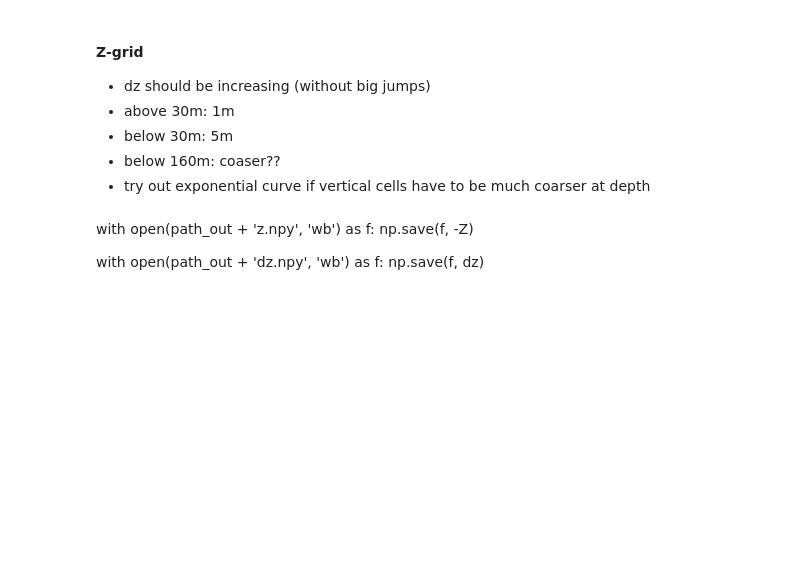
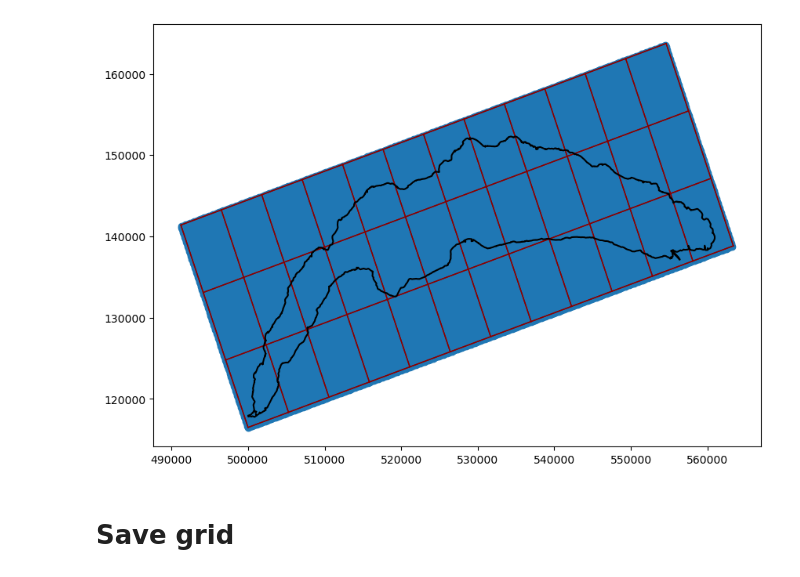
Before and after one commit to leroquan/preprocessing-mitgcm, a Jupyter notebook: grid_and_bathy/create_grid.ipynb, the cells around one changed output. Cells and saved outputs as stored; diff of their text form; code cells hidden in the pictures; blank space fills up the shorter version.

```diff
--- a/grid_and_bathy/create_grid.ipynb
+++ b/grid_and_bathy/create_grid.ipynb
@@ -1 +21,12 @@
+# %%
+def plot_grid(x_arr: np.array, y_arr: np.array):
+    for i_row in range(x_arr.shape[0]):
+        for i_column in range(x_arr.shape[1]):
+            x_col = [x_arr[i_row, i_column], x_arr[i_row-1, i_column]]
+            y_col = [y_arr[i_row, i_column], y_arr[i_row-1, i_column]]
+            plt.plot(x_col, y_col, 'k-', lw=1, color='darkred')  # Draw columns
+
+            x_line = [x_arr[i_row, i_column], x_arr[i_row, i_column-1]]
+            y_line = [y_arr[i_row, i_column], y_arr[i_row, i_column-1]]
+            plt.plot(x_line, y_line, lw=1, color='darkred')  # Draw columns
 # %% [markdown]
@@ -74 +53,23 @@ plt.plot(lon_grid[118,:])
+# %%
+Px = 12 #48
+Py = 3 #12
+
+x_res_cores = nx * grid_resolution / Px
+y_res_cores = ny * grid_resolution / Py
+
+print(f'x_res_cores: {x_res_cores}, y_res_cores: {y_res_cores}')
+
+x_cores, y_cores, x_rotated_cores, y_rotated_cores, lat_grid_cores, lon_grid_cores = build_grid(Px+1, Py+1, x_res_cores, y_res_cores, x0_sg, y0_sg, x1_sg, y1_sg)
+# %%
+plt.close('all')
+plt.figure(figsize=(10,7))
+plt.scatter(x_rotated.flatten(), y_rotated.flatten())
+plot_grid(x_rotated_cores, y_rotated_cores)
+plt.plot(xy_land[:,0], xy_land[:,1], color='black', zorder=2)
+plt.show()
+# %% [output]
+[figure, added]
+# %% [markdown]
+
+# Save grid
 # %%
@@ -91,14 +92 @@ with open(os.path.join(path_out, 'lon_grid.npy'), 'wb') as f:
     np.save(f, lon_grid)
-# %% [markdown]
-#### Z-grid
-- dz should be increasing (without big jumps)
-- above 30m: 1m
-- below 30m: 5m
-- below 160m: coaser??
-- try out exponential curve if vertical cells have to be much coarser at depth
-# %% [markdown]
-with open(path_out + 'z.npy', 'wb') as f:
-    np.save(f, -Z)
-
-with open(path_out + 'dz.npy', 'wb') as f:
-    np.save(f, dz)
```
Also changed, not shown: parts of 21 cells of this notebook.
